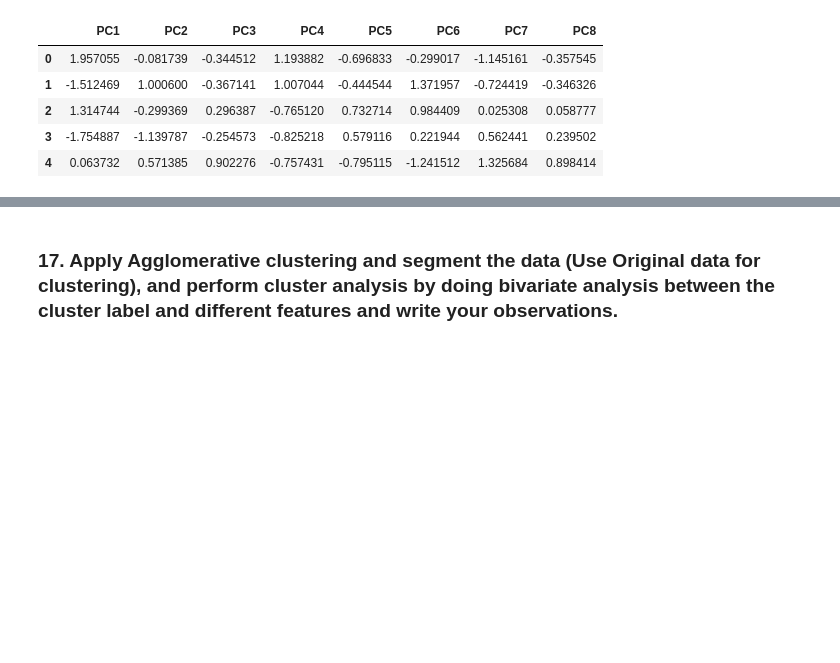
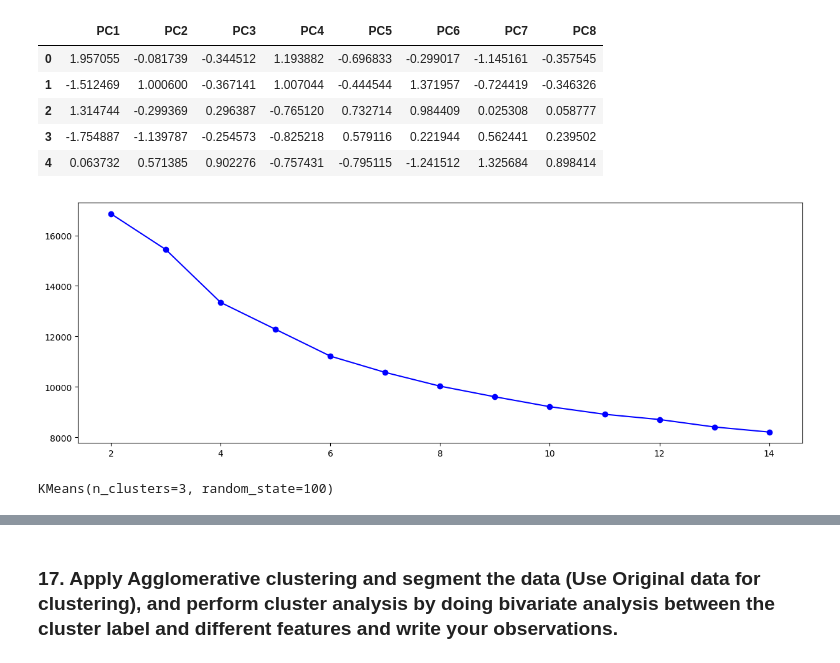
Before and after one commit to aritbhat3/AritraLab4_PythonforDS, a Jupyter notebook: Unsupervised Learning - Lab session 4.ipynb, the cells around one changed output, grey strips where cells are left out. Drawn from its saved outputs; the diff is of its cells as text; code cells hidden in the pictures; blank space fills up the shorter version.

```diff
--- a/Unsupervised Learning - Lab session 4.ipynb
+++ b/Unsupervised Learning - Lab session 4.ipynb
@@ -377,3 +379,25 @@ pca_df.head()
 | 2 | 1.314744 | -0.299369 | 0.296387 | -0.765120 | 0.732714 | 0.984409 | 0.025308 | 0.058777 |
 | 3 | -1.754887 | -1.139787 | -0.254573 | -0.825218 | 0.579116 | 0.221944 | 0.562441 | 0.239502 |
 | 4 | 0.063732 | 0.571385 | 0.902276 | -0.757431 | -0.795115 | -1.241512 | 1.325684 | 0.898414 |
+# %%
+from warnings import simplefilter
+# ignore all future warnings
+simplefilter(action='ignore', category=FutureWarning)
+cluster_errors=[]
+cluster_range=range(2,15)
+for num_clusters in cluster_range:
+    clusters = KMeans(num_clusters,random_state=100)
+    clusters.fit(pca_df)
+    cluster_errors.append(clusters.inertia_)
+# %%
+cluster_df=pd.DataFrame({'num_clusters':cluster_range,'cluster_errors':cluster_errors})
+plt.figure(figsize=[15,5])
+plt.plot(cluster_df['num_clusters'],cluster_df['cluster_errors'],marker='o',color='b')
+plt.show()
+# %% [output]
+[figure, added]
+# %%
+kmeans=KMeans(n_clusters=3, random_state=100)
+kmeans.fit(pca_df)
+# %% [output]
+KMeans(n_clusters=3, random_state=100)
```
Also changed, not shown: parts of 42 cells of this notebook.
